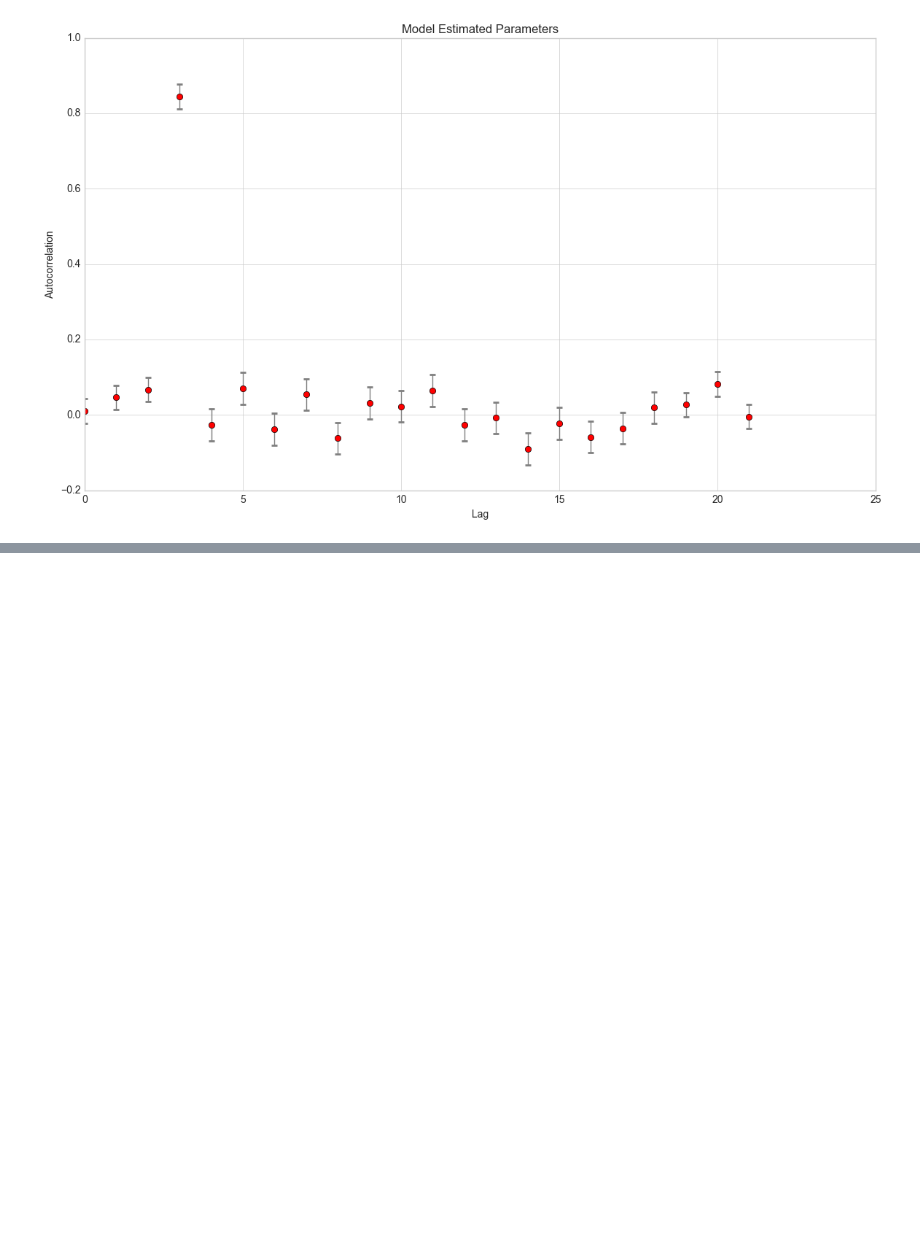
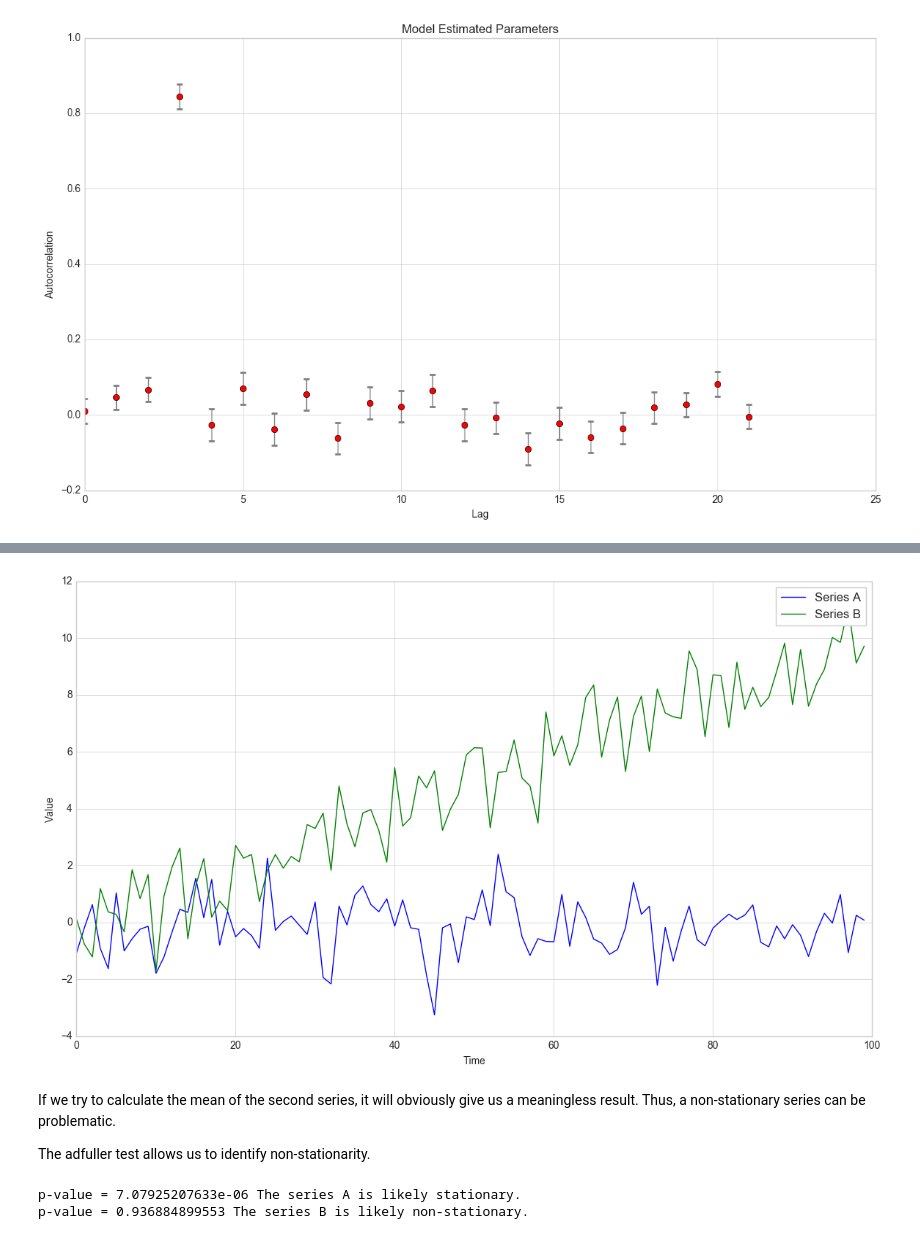
Before and after one commit to li-jeffrey/AlgoTrading-StatsModelling, a Jupyter notebook: Statistical analysis II.ipynb, the cells around one changed output, grey strips where cells are left out. Drawn from its saved outputs; the diff is of its cells as text; code cells hidden in the pictures; blank space fills up the shorter version.

```diff
--- a/Statistical analysis II.ipynb
+++ b/Statistical analysis II.ipynb
@@ -240,0 +575,39 @@ Standard Error
+# %%
+def generate_datapoint(params):
+    mu = params[0]
+    sigma = params[1]
+    return np.random.normal(mu, sigma)
+
+# number of datapoints
+T = 100
+
+params = (0, 1)
+
+A = pd.Series(index=range(T))
+A.name = 'A'
+
+for t in range(T):
+    A[t] = generate_datapoint(params)
+
+
+
+B = pd.Series(index=range(T))
+B.name = 'B'
+
+for t in range(T):
+    # Now the parameters are dependent on time
+    # Specifically, the mean of the series changes over time
+    params = (t * 0.1, 1)
+    B[t] = generate_datapoint(params)
+
+plt.plot(A)
+plt.plot(B)
+plt.xlabel('Time')
+plt.ylabel('Value')
+plt.legend(['Series A', 'Series B']);
+# %% [output]
+[figure, added]
+# %% [markdown]
+If we try to calculate the mean of the second series, it will obviously give us a meaningless result. Thus, a non-stationary series can be problematic.
+
+The adfuller test allows us to identify non-stationarity.
@@ -240,0 +625,6 @@ Standard Error
+# %%
+check_for_stationarity(A);
+check_for_stationarity(B);
+# %% [output]
+p-value = 7.07925207633e-06 The series A is likely stationary.
+p-value = 0.936884899553 The series B is likely non-stationary.
```
Also changed, not shown: parts of 44 cells of this notebook, 4 other files.
